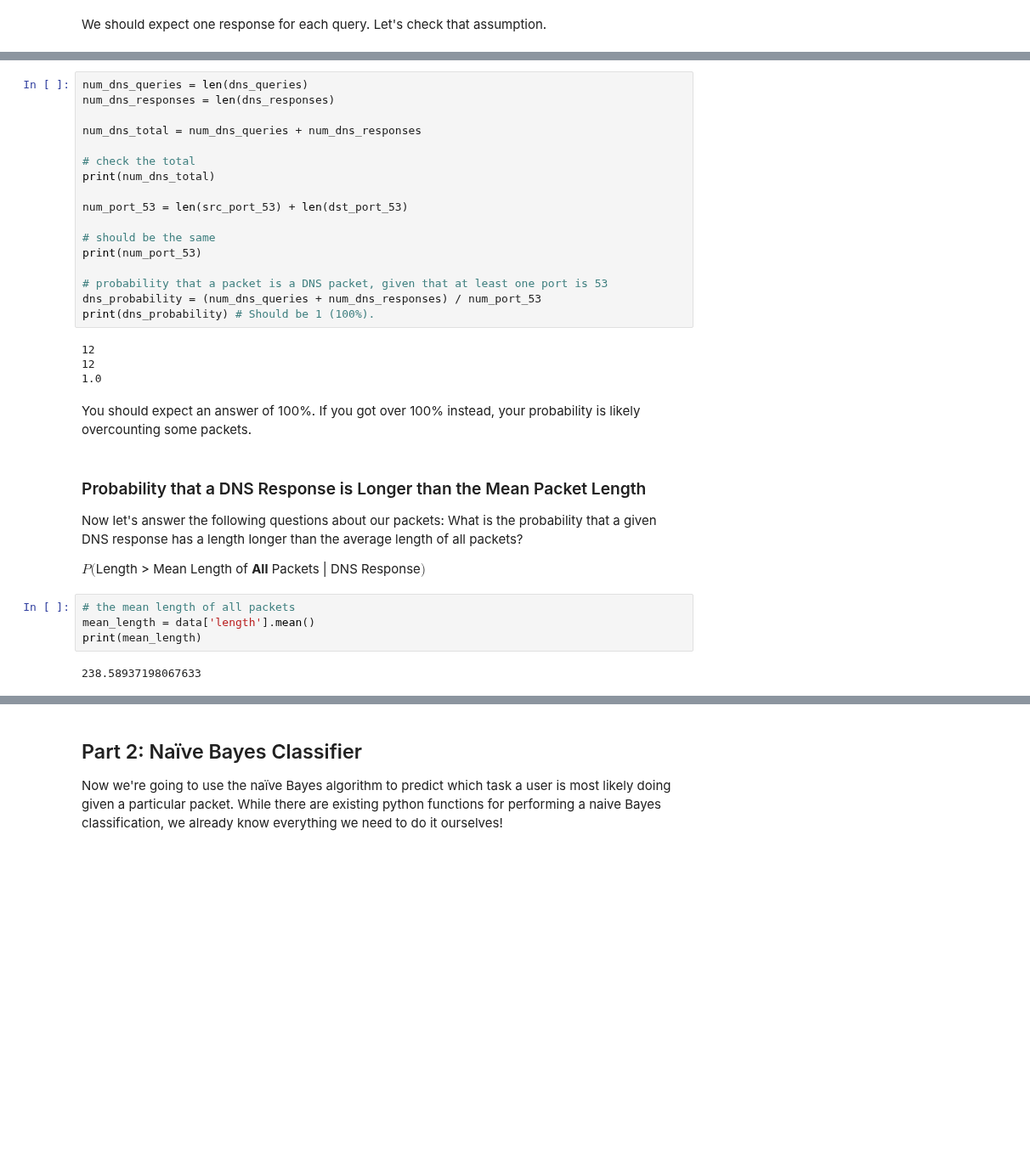
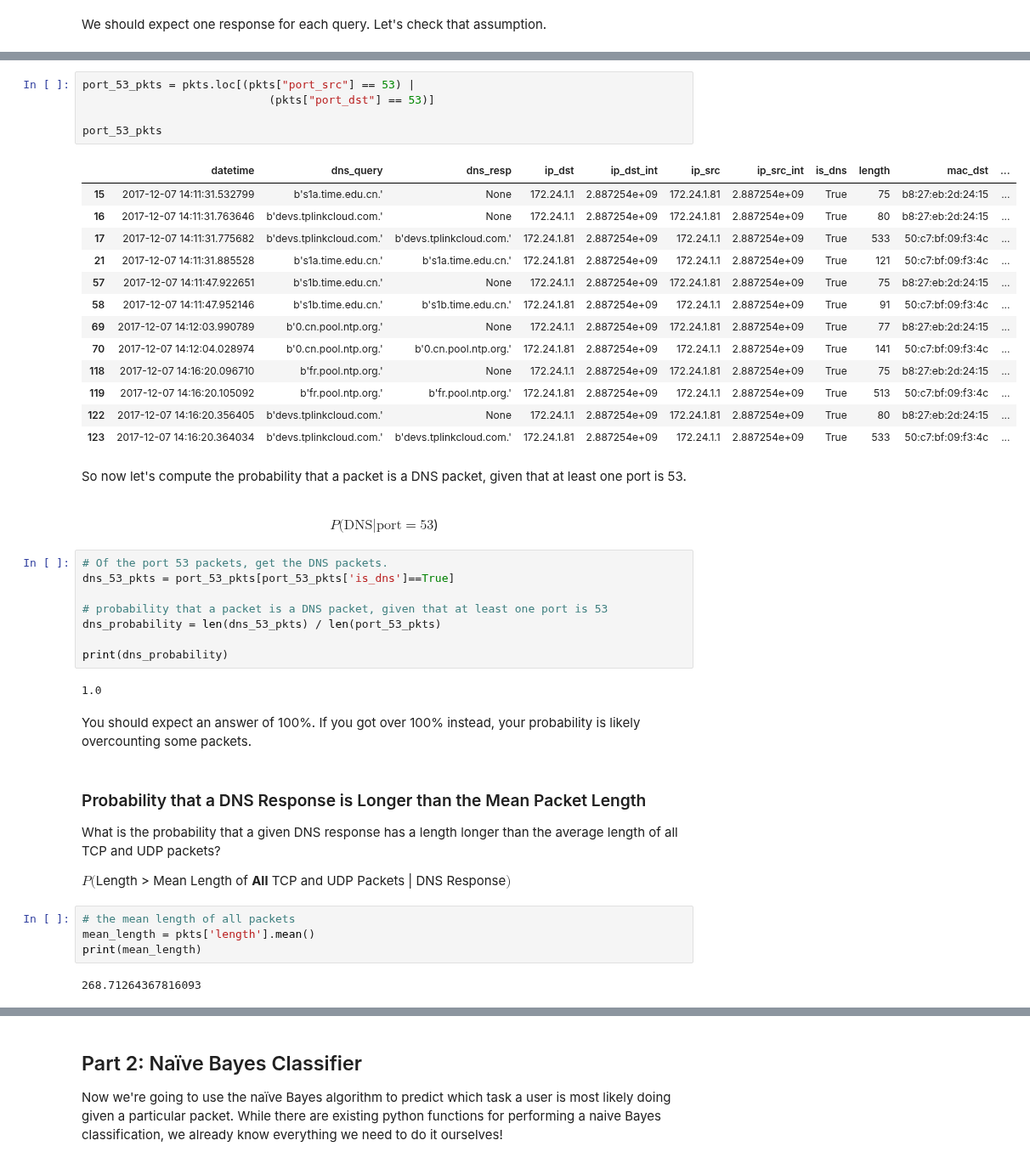
Before and after one commit to noise-lab/ml-networking, a Jupyter notebook: 3_Probability.ipynb, the cells around one changed output, grey strips where cells are left out. Shown at 85% size. Cells and saved outputs as stored; diff of their text form; blank space fills up the shorter version.

```diff
--- a/3_Probability.ipynb
+++ b/3_Probability.ipynb
@@ -173,37 +160,50 @@ print(dst_port_53.shape)
+# %%
+port_53_pkts = pkts.loc[(pkts["port_src"] == 53) |
+                            (pkts["port_dst"] == 53)]
+
+port_53_pkts
+# %% [output]
+|  | datetime | dns_query | dns_resp | ip_dst | ip_dst_int | ip_src | ip_src_int | is_dns | length | mac_dst | ... |
+| 15 | 2017-12-07 14:11:31.532799 | b's1a.time.edu.cn.' | None | 172.24.1.1 | 2.887254e+09 | 172.24.1.81 | 2.887254e+09 | True | 75 | b8:27:eb:2d:24:15 | ... |
+| 16 | 2017-12-07 14:11:31.763646 | b'devs.tplinkcloud.com.' | None | 172.24.1.1 | 2.887254e+09 | 172.24.1.81 | 2.887254e+09 | True | 80 | b8:27:eb:2d:24:15 | ... |
+| 17 | 2017-12-07 14:11:31.775682 | b'devs.tplinkcloud.com.' | b'devs.tplinkcloud.com.' | 172.24.1.81 | 2.887254e+09 | 172.24.1.1 | 2.887254e+09 | True | 533 | 50:c7:bf:09:f3:4c | ... |
+| 21 | 2017-12-07 14:11:31.885528 | b's1a.time.edu.cn.' | b's1a.time.edu.cn.' | 172.24.1.81 | 2.887254e+09 | 172.24.1.1 | 2.887254e+09 | True | 121 | 50:c7:bf:09:f3:4c | ... |
+| 57 | 2017-12-07 14:11:47.922651 | b's1b.time.edu.cn.' | None | 172.24.1.1 | 2.887254e+09 | 172.24.1.81 | 2.887254e+09 | True | 75 | b8:27:eb:2d:24:15 | ... |
+| 58 | 2017-12-07 14:11:47.952146 | b's1b.time.edu.cn.' | b's1b.time.edu.cn.' | 172.24.1.81 | 2.887254e+09 | 172.24.1.1 | 2.887254e+09 | True | 91 | 50:c7:bf:09:f3:4c | ... |
+| 69 | 2017-12-07 14:12:03.990789 | b'0.cn.pool.ntp.org.' | None | 172.24.1.1 | 2.887254e+09 | 172.24.1.81 | 2.887254e+09 | True | 77 | b8:27:eb:2d:24:15 | ... |
+| 70 | 2017-12-07 14:12:04.028974 | b'0.cn.pool.ntp.org.' | b'0.cn.pool.ntp.org.' | 172.24.1.81 | 2.887254e+09 | 172.24.1.1 | 2.887254e+09 | True | 141 | 50:c7:bf:09:f3:4c | ... |
+| 118 | 2017-12-07 14:16:20.096710 | b'fr.pool.ntp.org.' | None | 172.24.1.1 | 2.887254e+09 | 172.24.1.81 | 2.887254e+09 | True | 75 | b8:27:eb:2d:24:15 | ... |
+| 119 | 2017-12-07 14:16:20.105092 | b'fr.pool.ntp.org.' | b'fr.pool.ntp.org.' | 172.24.1.81 | 2.887254e+09 | 172.24.1.1 | 2.887254e+09 | True | 513 | 50:c7:bf:09:f3:4c | ... |
+| 122 | 2017-12-07 14:16:20.356405 | b'devs.tplinkcloud.com.' | None | 172.24.1.1 | 2.887254e+09 | 172.24.1.81 | 2.887254e+09 | True | 80 | b8:27:eb:2d:24:15 | ... |
+| 123 | 2017-12-07 14:16:20.364034 | b'devs.tplinkcloud.com.' | b'devs.tplinkcloud.com.' | 172.24.1.81 | 2.887254e+09 | 172.24.1.1 | 2.887254e+09 | True | 533 | 50:c7:bf:09:f3:4c | ... |
+# %% [markdown]
+So now let's compute the probability that a packet is a DNS packet, given that at least one port is 53.
+
+<center><br>
+$P(\mathrm{DNS}|\mathrm{port}=53$)
+    </center>
 # %%
-num_dns_queries = len(dns_queries)
-num_dns_responses = len(dns_responses)
-
-num_dns_total = num_dns_queries + num_dns_responses
-
-# check the total
-print(num_dns_total)
-
-num_port_53 = len(src_port_53) + len(dst_port_53)
-
-# should be the same
-print(num_port_53)
+# Of the port 53 packets, get the DNS packets.
+dns_53_pkts = port_53_pkts[port_53_pkts['is_dns']==True]
 
 # probability that a packet is a DNS packet, given that at least one port is 53
-dns_probability = (num_dns_queries + num_dns_responses) / num_port_53
-print(dns_probability) # Should be 1 (100%).
+dns_probability = len(dns_53_pkts) / len(port_53_pkts)
+
+print(dns_probability)
 # %% [output]
-12
-12
 1.0
 # %% [markdown]
 You should expect an answer of 100%. If you got over 100% instead, your probability is likely overcounting some packets.
 # %% [markdown]
 ### Probability that a DNS Response is Longer than the Mean Packet Length
 
-Now let's answer the following questions about our packets:
-What is the probability that a given DNS response has a length longer than the average length of all packets?
+What is the probability that a given DNS response has a length longer than the average length of all TCP and UDP packets?
 
-$P($Length > Mean Length of **All** Packets | DNS Response$)$
+$P($Length > Mean Length of **All** TCP and UDP Packets | DNS Response$)$
 # %%
 # the mean length of all packets
-mean_length = data['length'].mean()
+mean_length = pkts['length'].mean()
 print(mean_length)
 # %% [output]
-238.58937198067633
+268.71264367816093
 # %%
```
Also changed, not shown: parts of 27 cells of this notebook, 1 other file.
